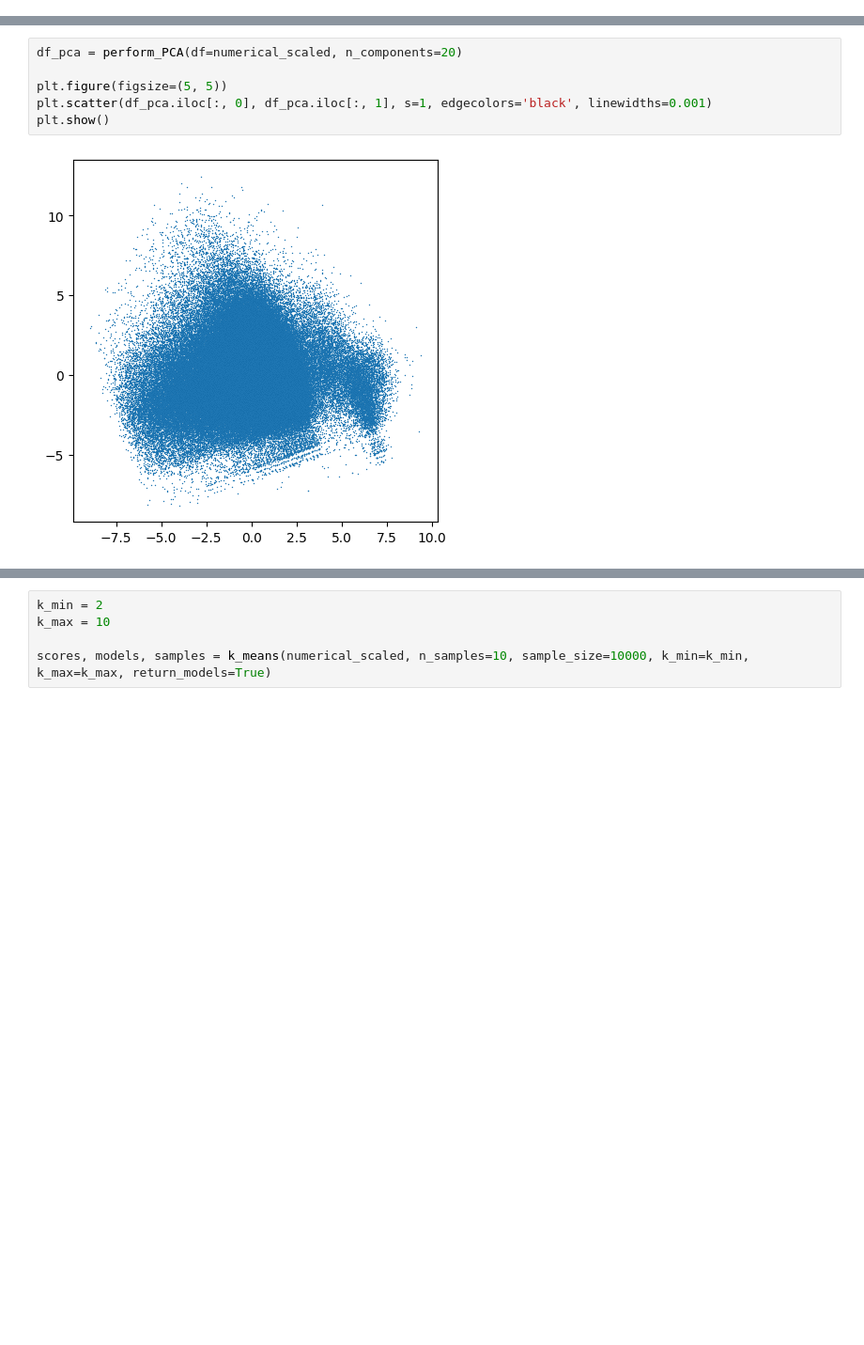
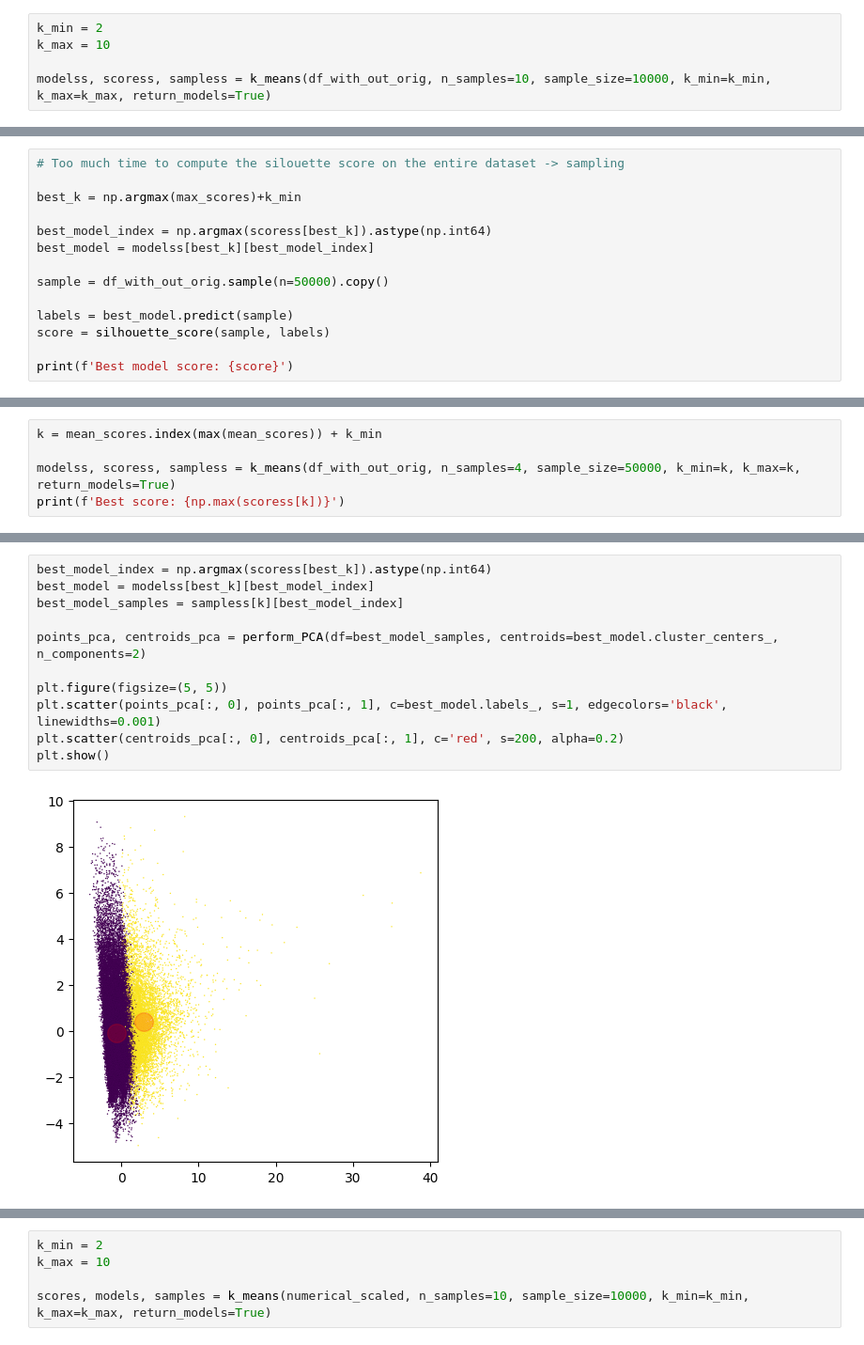
Before and after one commit to gentannipea/DataMining-2023, a Jupyter notebook: notebooks/claudia/Clustering_c0.ipynb, the cells around one changed output, grey strips where cells are left out. Shown at 94% size. Drawn from its saved outputs; the diff is of its cells as text; blank space fills up the shorter version.

Commit message:
clustering refining

```diff
--- a/notebooks/claudia/Clustering_c0.ipynb
+++ b/notebooks/claudia/Clustering_c0.ipynb
@@ -185,0 +228,5 @@ def sample_columns(df, num_columns_to_sample=1):
+# %%
+k_min = 2
+k_max = 10
+
+modelss, scoress, sampless = k_means(df_with_out_orig, n_samples=10, sample_size=10000, k_min=k_min, k_max=k_max, return_models=True)
@@ -185,0 +262,14 @@ def sample_columns(df, num_columns_to_sample=1):
+# %%
+# Too much time to compute the silouette score on the entire dataset -> sampling
+
+best_k = np.argmax(max_scores)+k_min
+
+best_model_index = np.argmax(scoress[best_k]).astype(np.int64)
+best_model = modelss[best_k][best_model_index]
+
+sample = df_with_out_orig.sample(n=50000).copy()
+
+labels = best_model.predict(sample)
+score = silhouette_score(sample, labels)
+
+print(f'Best model score: {score}')
@@ -185,0 +278,5 @@ def sample_columns(df, num_columns_to_sample=1):
+# %%
+k = mean_scores.index(max(mean_scores)) + k_min
+
+modelss, scoress, sampless = k_means(df_with_out_orig, n_samples=4, sample_size=50000, k_min=k, k_max=k, return_models=True)
+print(f'Best score: {np.max(scoress[k])}')
@@ -186,8 +285,13 @@ def sample_columns(df, num_columns_to_sample=1):
 # %%
-df_pca = perform_PCA(df=numerical_scaled, n_components=20)
+best_model_index = np.argmax(scoress[best_k]).astype(np.int64)
+best_model = modelss[best_k][best_model_index]
+best_model_samples = sampless[k][best_model_index]
+
+points_pca, centroids_pca = perform_PCA(df=best_model_samples, centroids=best_model.cluster_centers_, n_components=2)
 
 plt.figure(figsize=(5, 5))
-plt.scatter(df_pca.iloc[:, 0], df_pca.iloc[:, 1], s=1, edgecolors='black', linewidths=0.001)
+plt.scatter(points_pca[:, 0], points_pca[:, 1], c=best_model.labels_, s=1, edgecolors='black', linewidths=0.001)
+plt.scatter(centroids_pca[:, 0], centroids_pca[:, 1], c='red', s=200, alpha=0.2)
 plt.show()
 # %% [output]
-[figure, old version]
+[figure, new version]
```
Also changed, not shown: parts of 20 cells of this notebook.
